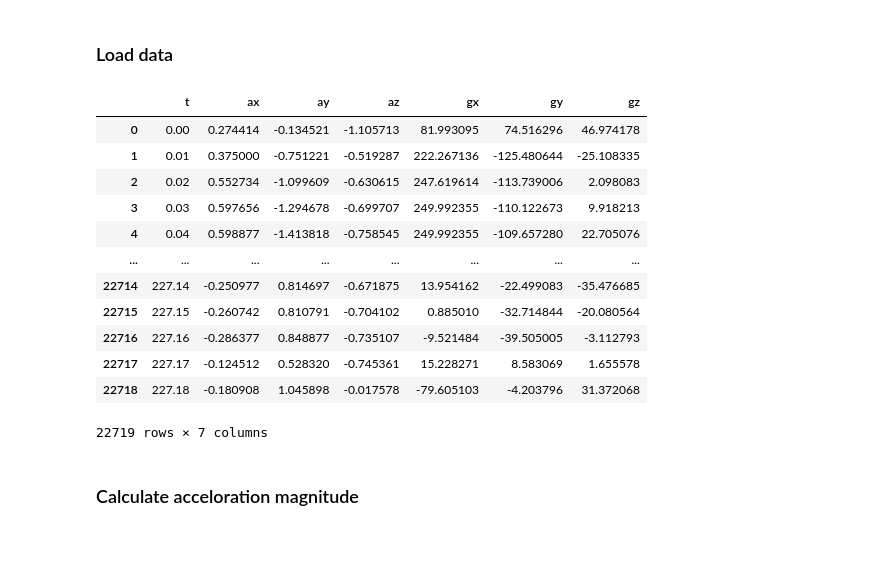
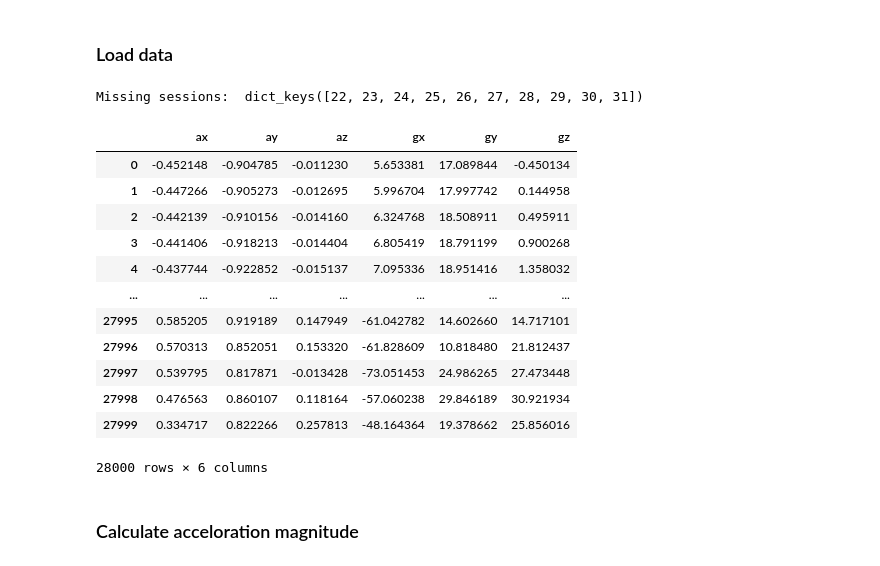
Before and after one commit to amilin23/HAR_Projekt, a Jupyter notebook: notebooks/trim_data.ipynb, the cells around one changed output. Drawn from its saved outputs; the diff is of its cells as text; code cells hidden in the pictures.

```diff
--- a/notebooks/trim_data.ipynb
+++ b/notebooks/trim_data.ipynb
@@ -21,34 +23,36 @@ DEFAULT_DATA_ROOT
 # %% [markdown]
 ### Load data
 # %%
-data_paths = [
-    [
-        find_session_file(DEFAULT_DATA_ROOT, Config.left_id, s),
-        find_session_file(DEFAULT_DATA_ROOT, Config.right_id, s)
-    ] for s in range(12, 22)
-]
+sessions_to_activities = default_session_to_activity()
+existing_trims = [int(filename[:2]) for filename in os.listdir(TRIMMED_DATA_ROOT)]
 
-dfs = [
-    [
-        resample_to_fs(load_ax6_csv(left), Config.fs),
-        resample_to_fs(load_ax6_csv(right), Config.fs)
-    ] for left, right in data_paths]
+data_paths = {s: [
+    find_session_file(DEFAULT_DATA_ROOT, Config.left_id, s),
+    find_session_file(DEFAULT_DATA_ROOT, Config.right_id, s)
+] for s in range(12, 12 + len(sessions_to_activities.keys())) if s not in existing_trims}
 
-dfs[0][0]
+dfs = {s: [
+    load_ax6_csv(left),
+    load_ax6_csv(right)
+] for s, (left, right) in data_paths.items()}
+
+print("Missing sessions: ", dfs.keys())
+list(dfs.values())[0][0]
 # %% [output]
+Missing sessions:  dict_keys([22, 23, 24, 25, 26, 27, 28, 29, 30, 31])
-|  | t | ax | ay | az | gx | gy | gz |
-| 0 | 0.00 | 0.274414 | -0.134521 | -1.105713 | 81.993095 | 74.516296 | 46.974178 |
-| 1 | 0.01 | 0.375000 | -0.751221 | -0.519287 | 222.267136 | -125.480644 | -25.108335 |
-| 2 | 0.02 | 0.552734 | -1.099609 | -0.630615 | 247.619614 | -113.739006 | 2.098083 |
-| 3 | 0.03 | 0.597656 | -1.294678 | -0.699707 | 249.992355 | -110.122673 | 9.918213 |
-| 4 | 0.04 | 0.598877 | -1.413818 | -0.758545 | 249.992355 | -109.657280 | 22.705076 |
-| ... | ... | ... | ... | ... | ... | ... | ... |
-| 22714 | 227.14 | -0.250977 | 0.814697 | -0.671875 | 13.954162 | -22.499083 | -35.476685 |
-| 22715 | 227.15 | -0.260742 | 0.810791 | -0.704102 | 0.885010 | -32.714844 | -20.080564 |
-| 22716 | 227.16 | -0.286377 | 0.848877 | -0.735107 | -9.521484 | -39.505005 | -3.112793 |
-| 22717 | 227.17 | -0.124512 | 0.528320 | -0.745361 | 15.228271 | 8.583069 | 1.655578 |
-| 22718 | 227.18 | -0.180908 | 1.045898 | -0.017578 | -79.605103 | -4.203796 | 31.372068 |
+|  | ax | ay | az | gx | gy | gz |
+| 0 | -0.452148 | -0.904785 | -0.011230 | 5.653381 | 17.089844 | -0.450134 |
+| 1 | -0.447266 | -0.905273 | -0.012695 | 5.996704 | 17.997742 | 0.144958 |
+| 2 | -0.442139 | -0.910156 | -0.014160 | 6.324768 | 18.508911 | 0.495911 |
+| 3 | -0.441406 | -0.918213 | -0.014404 | 6.805419 | 18.791199 | 0.900268 |
+| 4 | -0.437744 | -0.922852 | -0.015137 | 7.095336 | 18.951416 | 1.358032 |
+| ... | ... | ... | ... | ... | ... | ... |
+| 27995 | 0.585205 | 0.919189 | 0.147949 | -61.042782 | 14.602660 | 14.717101 |
+| 27996 | 0.570313 | 0.852051 | 0.153320 | -61.828609 | 10.818480 | 21.812437 |
+| 27997 | 0.539795 | 0.817871 | -0.013428 | -73.051453 | 24.986265 | 27.473448 |
+| 27998 | 0.476563 | 0.860107 | 0.118164 | -57.060238 | 29.846189 | 30.921934 |
+| 27999 | 0.334717 | 0.822266 | 0.257813 | -48.164364 | 19.378662 | 25.856016 |
-22719 rows × 7 columns
+28000 rows × 6 columns
 # %% [markdown]
 ### Calculate acceloration magnitude
 # %%
```
Also changed, not shown: parts of 5 cells of this notebook, 45 other files.
